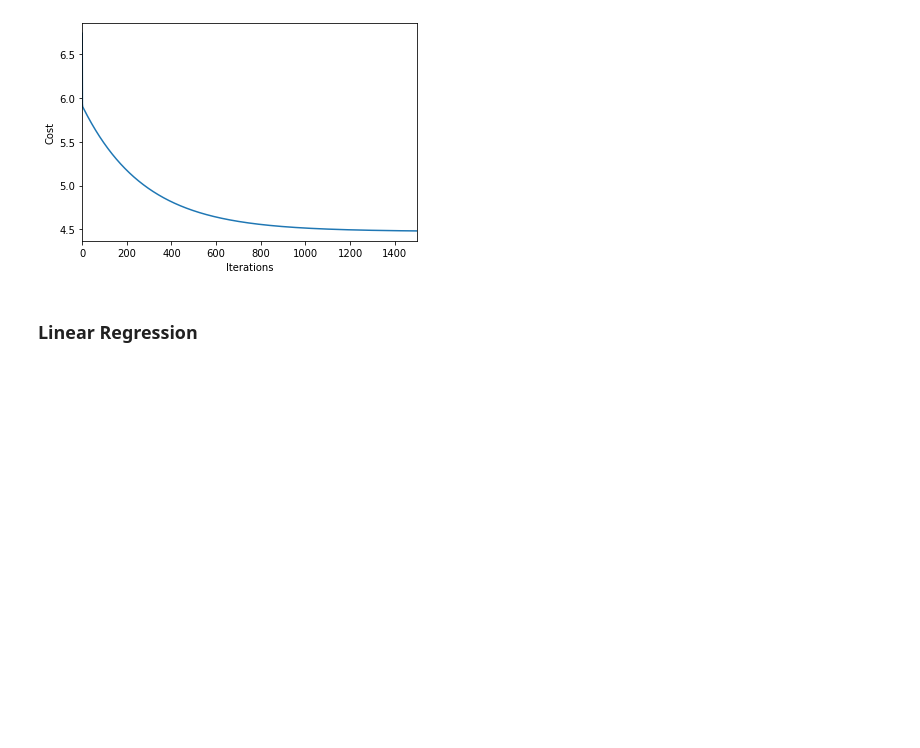
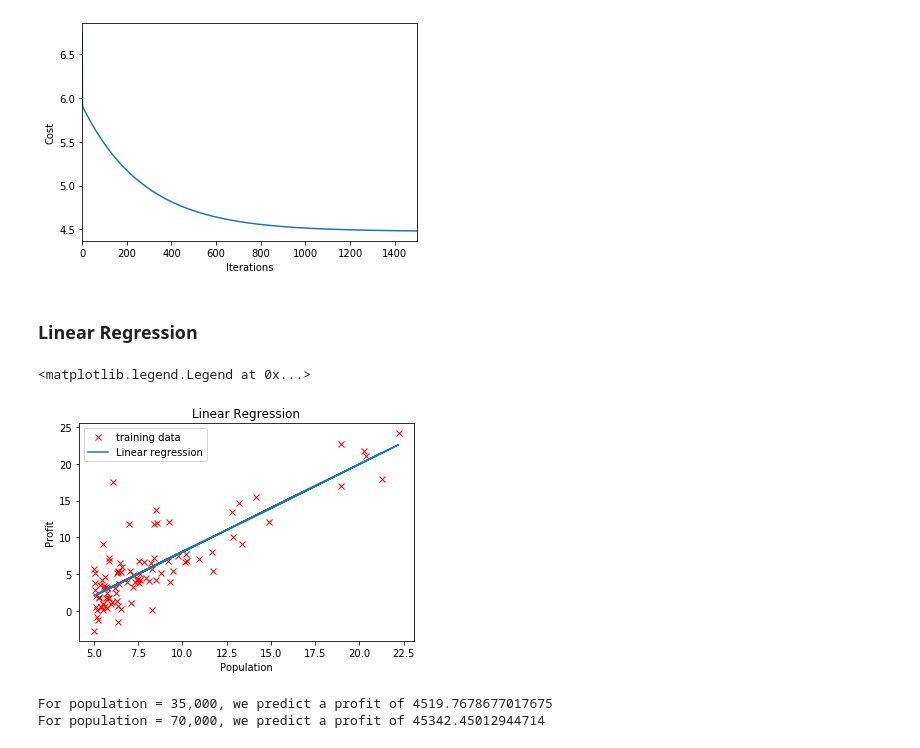
Before and after one commit to mina-parham/Coursera-MachineLearning-AndrewNg, a Jupyter notebook: exercise1/Exercise 1-Linear Regression.ipynb, the cells around one changed output. Cells and saved outputs as stored; diff of their text form; code cells hidden in the pictures; blank space fills up the shorter version.

Commit message:
Linear regression

```diff
--- a/exercise1/Exercise 1-Linear Regression.ipynb
+++ b/exercise1/Exercise 1-Linear Regression.ipynb
@@ -57,3 +55,27 @@ plt.xlim(0, iterations)
 [figure]
 # %% [markdown]
 ### Linear Regression
+# %%
+x=data_x[:,1].reshape(-1,1)
+y=data_y
+model=LinearRegression()
+model.fit(x,y)
+plt.plot(data_x[:,1],y,'rx',label='training data')
+plt.plot(data_x[:,1],(model.intercept_ + model.coef_ * data_x[:, 1]).T, label='Linear regression')
+
+plt.title('Linear Regression')
+plt.xlabel('Population')
+plt.ylabel('Profit')
+plt.legend(loc='best')
+# %% [output]
+<matplotlib.legend.Legend at 0x...>
+[figure, added]
+# %%
+predict1 = np.array([1, 3.5]).dot(theta)
+print ("For population = 35,000, we predict a profit of", predict1 * 10000)
+
+predict2 = np.array([1, 7]).dot(theta)
+print ("For population = 70,000, we predict a profit of", predict2 * 10000)
+# %% [output]
+For population = 35,000, we predict a profit of 4519.7678677017675
+For population = 70,000, we predict a profit of 45342.45012944714
```
Also changed, not shown: parts of 6 cells of this notebook, 1 other file.
